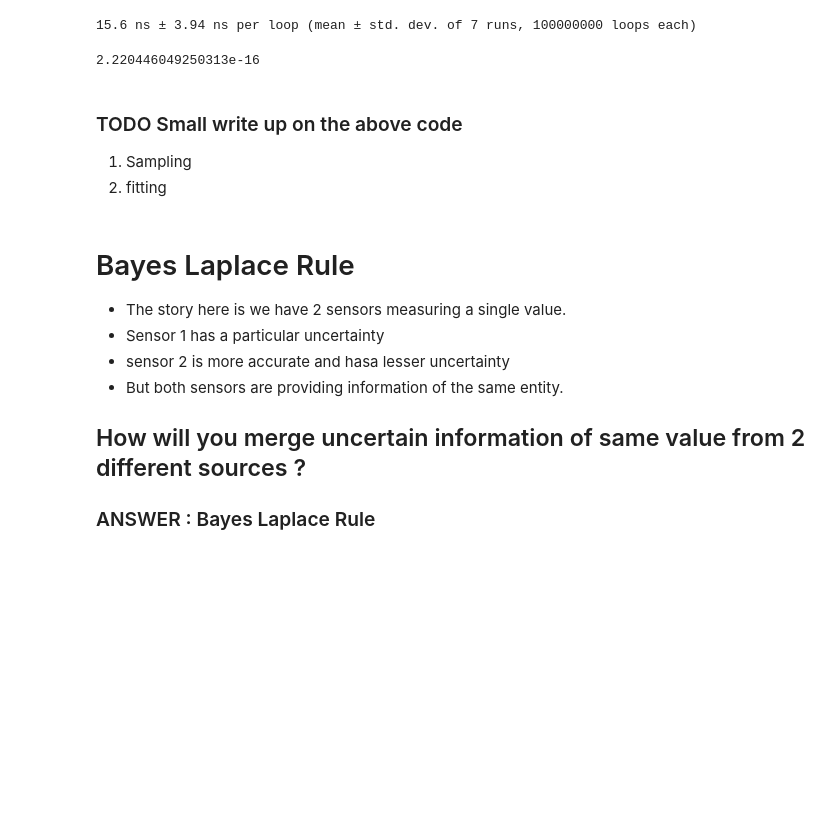
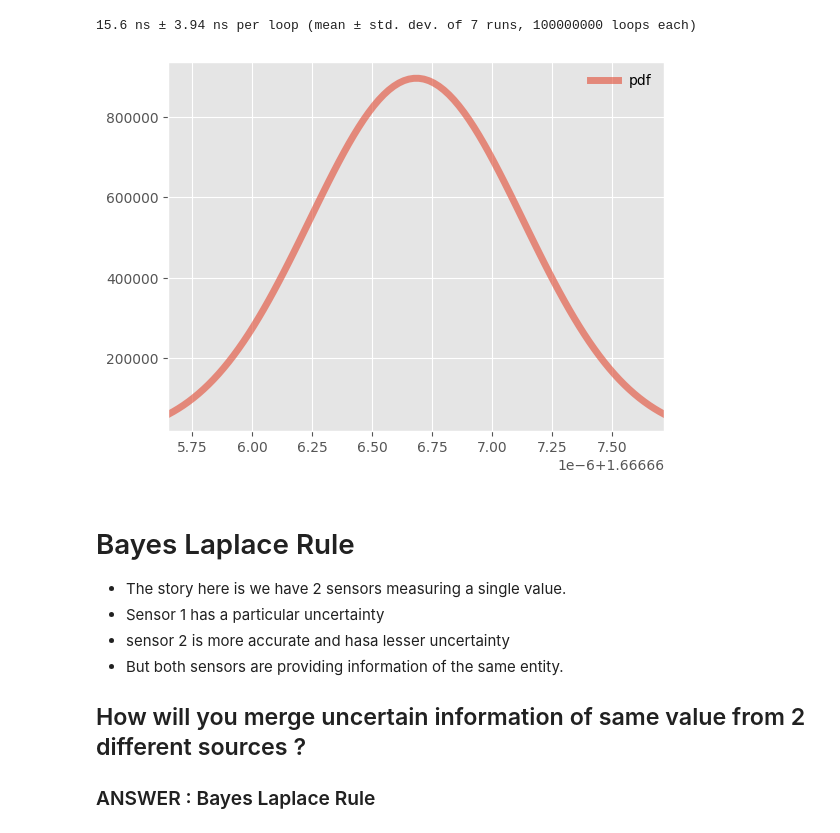
Before and after one commit to deebuls/devblog, a Jupyter notebook: posts/notebooks/2024-01-09-uncertain-data-type-python-bayes-rule-ipynb.ipynb, the cells around one changed output. Saved outputs shown, nothing was run; the diff lists cells and outputs as text; code cells hidden in the pictures; blank space fills up the shorter version.

Commit message:
Adding notes for sampling

```diff
--- a/posts/notebooks/2024-01-09-uncertain-data-type-python-bayes-rule-ipynb.ipynb
+++ b/posts/notebooks/2024-01-09-uncertain-data-type-python-bayes-rule-ipynb.ipynb
@@ -39,9 +39,13 @@ For years I was thinking of implementing something similar in python but was mis
 
 The names of the classes and the different methods have been inspired by the Signaloid library [github](https://github.com/signaloid/Signaloid-Demo-General-CXX)
 # %%
+#hide
 import scipy.stats as stats
+import matplotlib.pyplot as plt
 import numpy as np
 from scipy.integrate import trapz
 import sys
 EPSILON = sys.float_info.epsilon
 NUM_SAMPLES = 1000
+
+plt.style.use('ggplot')
@@ -105,6 +117,15 @@ class uDoubleGaussDist:
         """Return the string representation of uDoubleGaussDist."""
         return str(self.value)
 
+    def display(self):
+        fig, ax = plt.subplots(1, 1)
+        # create samples
+        x = np.linspace(self.distirbution.ppf(0.01), self.distirbution.ppf(0.99), 100)
+        ax.plot(x, self.distirbution.pdf(x), lw=5, alpha=0.6, label='pdf')
+        ax.set_xlim([x[0], x[-1]])
+        ax.legend(loc='best', frameon=False)
+        plt.show()
+
 # Example usage:
 a = uDoubleGaussDist(2.5)
 b = uDoubleGaussDist(1.5)
@@ -135,15 +156,10 @@ print(result)  # Output: 4.0
 %timeit 2.5+1.5
 # %% [output]
 15.6 ns ± 3.94 ns per loop (mean ± std. dev. of 7 runs, 100000000 loops each)
-# %%
-sys.float_info.epsilon
-# %% [output]
-2.220446049250313e-16
-# %% [markdown]
-### TODO Small write up on the above code
-
-1. Sampling
-2. fitting
+# %%
+result.display()
+# %% [output]
+[figure, added]
 # %% [markdown]
 # Bayes Laplace Rule
 
```
Also changed, not shown: parts of 14 cells of this notebook.
